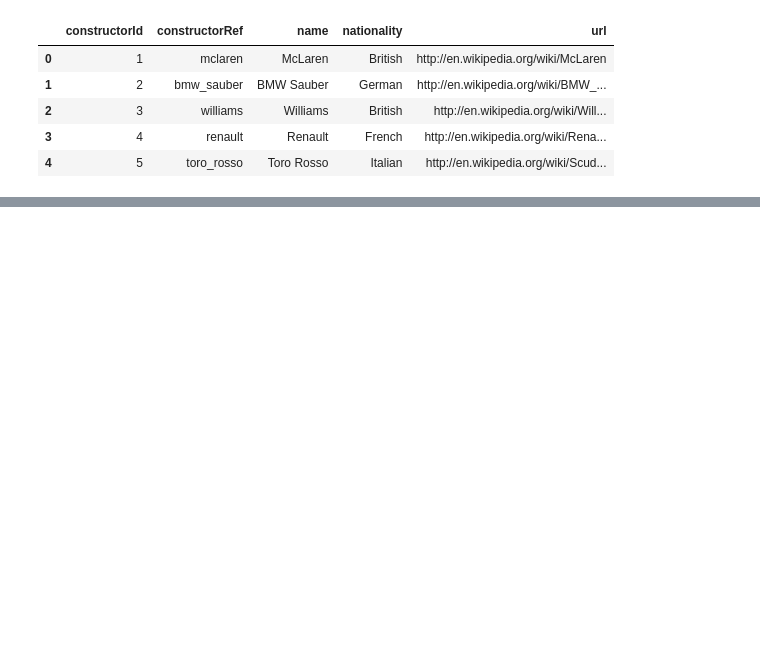
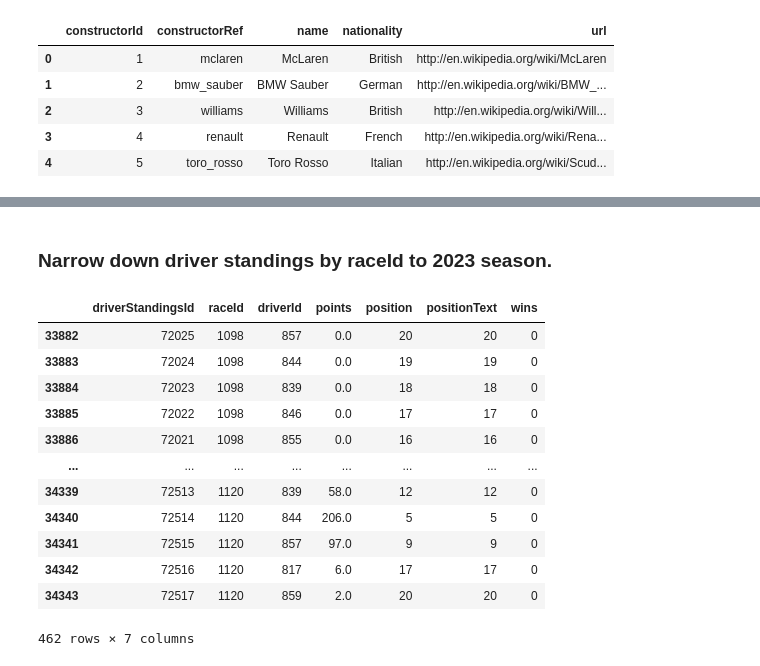
Before and after one commit to markprubin/formula1-analyst, a Jupyter notebook: F1 Driver and Constructor Season Totals 2023.ipynb, the cells around one changed output, grey strips where cells are left out. Cells and saved outputs as stored; diff of their text form; code cells hidden in the pictures; blank space fills up the shorter version.

Commit message:
narrows down drivers for 2023 season through standings

```diff
--- a/F1 Driver and Constructor Season Totals 2023.ipynb
+++ b/F1 Driver and Constructor Season Totals 2023.ipynb
@@ -22,3 +24,5 @@ constructors.head()
 | 2 | 3 | williams | Williams | British | http://en.wikipedia.org/wiki/Will... |
 | 3 | 4 | renault | Renault | French | http://en.wikipedia.org/wiki/Rena... |
 | 4 | 5 | toro_rosso | Toro Rosso | Italian | http://en.wikipedia.org/wiki/Scud... |
+# %%
+driver_standings = pd.read_csv('f1db_csv/driver_standings.csv')
@@ -24,0 +69,20 @@ constructors.head()
+# %% [markdown]
+### Narrow down driver standings by raceId to 2023 season.
+# %%
+driver_standings_2023 = driver_standings[(driver_standings["raceId"] >= 1098) & (driver_standings["raceId"]<= 1120)]
+# %%
+driver_standings_2023
+# %% [output]
+|  | driverStandingsId | raceId | driverId | points | position | positionText | wins |
+| 33882 | 72025 | 1098 | 857 | 0.0 | 20 | 20 | 0 |
+| 33883 | 72024 | 1098 | 844 | 0.0 | 19 | 19 | 0 |
+| 33884 | 72023 | 1098 | 839 | 0.0 | 18 | 18 | 0 |
+| 33885 | 72022 | 1098 | 846 | 0.0 | 17 | 17 | 0 |
+| 33886 | 72021 | 1098 | 855 | 0.0 | 16 | 16 | 0 |
+| ... | ... | ... | ... | ... | ... | ... | ... |
+| 34339 | 72513 | 1120 | 839 | 58.0 | 12 | 12 | 0 |
+| 34340 | 72514 | 1120 | 844 | 206.0 | 5 | 5 | 0 |
+| 34341 | 72515 | 1120 | 857 | 97.0 | 9 | 9 | 0 |
+| 34342 | 72516 | 1120 | 817 | 6.0 | 17 | 17 | 0 |
+| 34343 | 72517 | 1120 | 859 | 2.0 | 20 | 20 | 0 |
+462 rows × 7 columns
```
Also changed, not shown: parts of 12 cells of this notebook.
